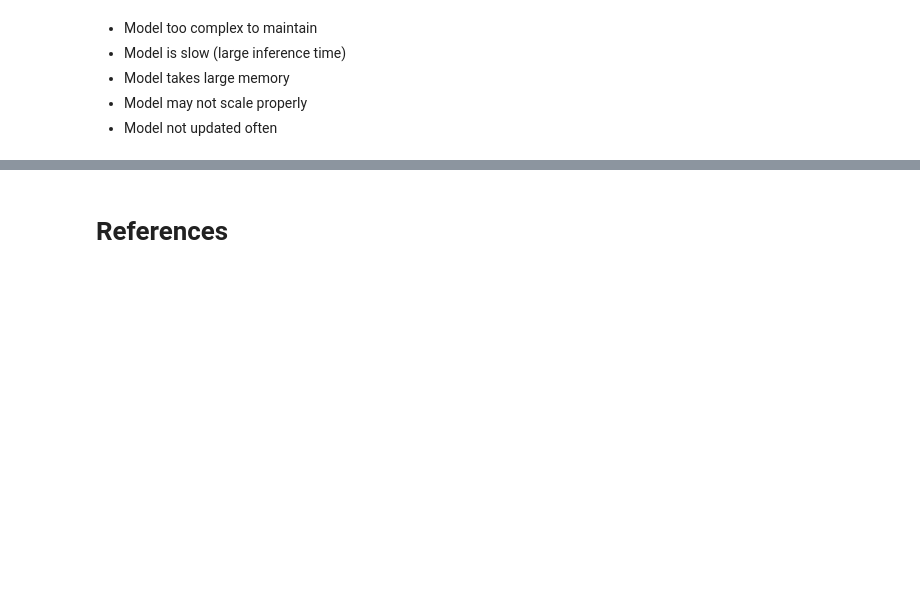
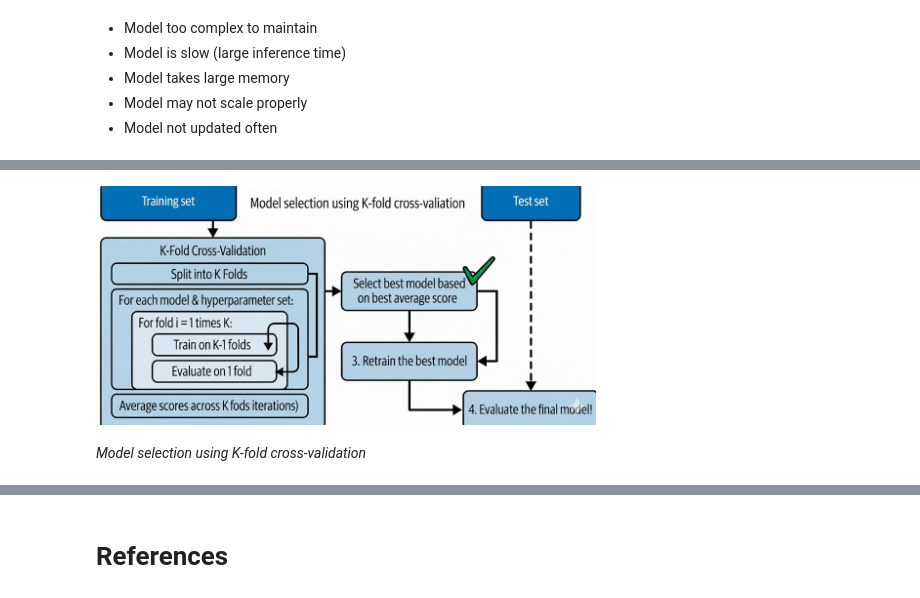
Before and after one commit to ancilcleetus/My-Learning-Journey-in-AI, a Jupyter notebook: Fundamentals-of-Machine-Learning/machine_learning_landscape.ipynb, the cells around one changed output, grey strips where cells are left out. Saved outputs shown, nothing was run; the diff lists cells and outputs as text; code cells hidden in the pictures; blank space fills up the shorter version.

```diff
--- a/Fundamentals-of-Machine-Learning/machine_learning_landscape.ipynb
+++ b/Fundamentals-of-Machine-Learning/machine_learning_landscape.ipynb
@@ -329,0 +349,7 @@ display(Markdown("*Regularization forced the model to have a smaller slope and t
+# %%
+from IPython.display import Image, display, Markdown
+display(Image(filename="data/images/machine_learning_landscape_21.png", width=500))
+display(Markdown("*Model selection using K-fold cross-validation*"))
+# %% [output]
+[figure, added]
+*Model selection using K-fold cross-validation*
```
Also changed, not shown: parts of 6 cells of this notebook, 2 other files.
